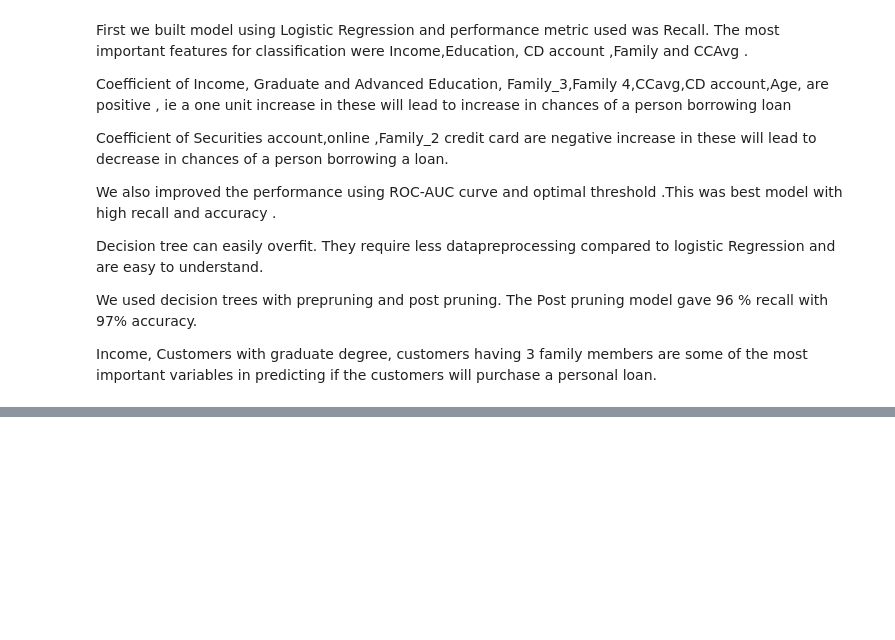
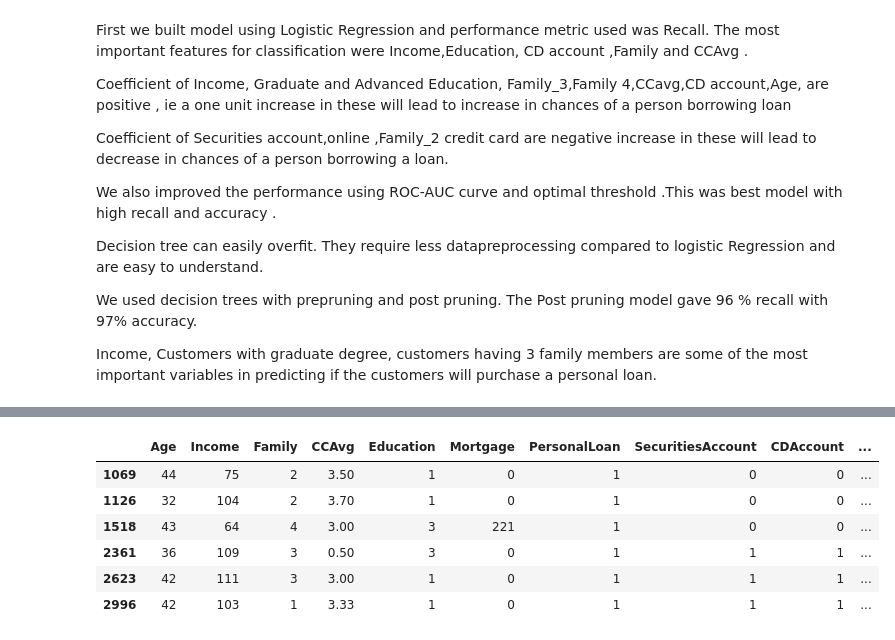
Before and after one commit to suprajarapuru/Predictive-Analytics, a Jupyter notebook: Term Project/RapuruSupraja_PropensityModel_MS4.ipynb, the cells around one changed output, grey strips where cells are left out. Saved outputs shown, nothing was run; the diff lists cells and outputs as text; code cells hidden in the pictures; blank space fills up the shorter version.

```diff
--- a/Term Project/RapuruSupraja_PropensityModel_MS4.ipynb
+++ b/Term Project/RapuruSupraja_PropensityModel_MS4.ipynb
@@ -1639,0 +1642,14 @@ Income, Customers with graduate degree, customers having 3 family members are so
+# %%
+# Rows that were classified as Negative when they were actually positive
+fn_rows = misclass_df[(misclass_df['Actual'] == 1) & (misclass_df['Predicted'] == 0)]
+# %%
+False_negative= loan_df[loan_df.index.isin(fn_rows.index.values)].copy()
+False_negative
+# %% [output]
+|  | Age | Income | Family | CCAvg | Education | Mortgage | PersonalLoan | SecuritiesAccount | CDAccount | ... |
+| 1069 | 44 | 75 | 2 | 3.50 | 1 | 0 | 1 | 0 | 0 | ... |
+| 1126 | 32 | 104 | 2 | 3.70 | 1 | 0 | 1 | 0 | 0 | ... |
+| 1518 | 43 | 64 | 4 | 3.00 | 3 | 221 | 1 | 0 | 0 | ... |
+| 2361 | 36 | 109 | 3 | 0.50 | 3 | 0 | 1 | 1 | 1 | ... |
+| 2623 | 42 | 111 | 3 | 3.00 | 1 | 0 | 1 | 1 | 1 | ... |
+| 2996 | 42 | 103 | 1 | 3.33 | 1 | 0 | 1 | 1 | 1 | ... |
```
Also changed, not shown: parts of 28 cells of this notebook.
